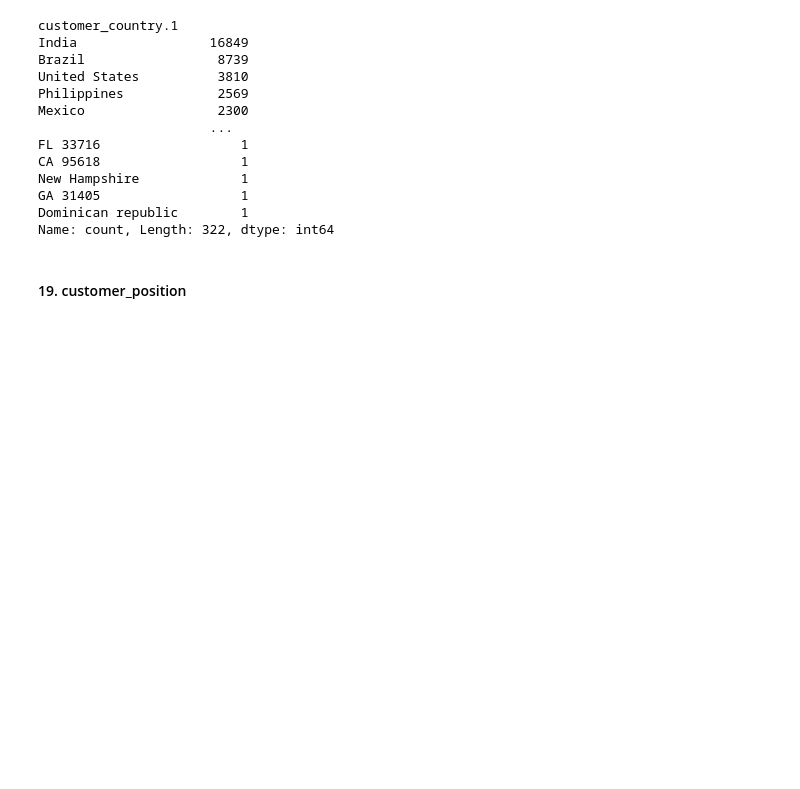
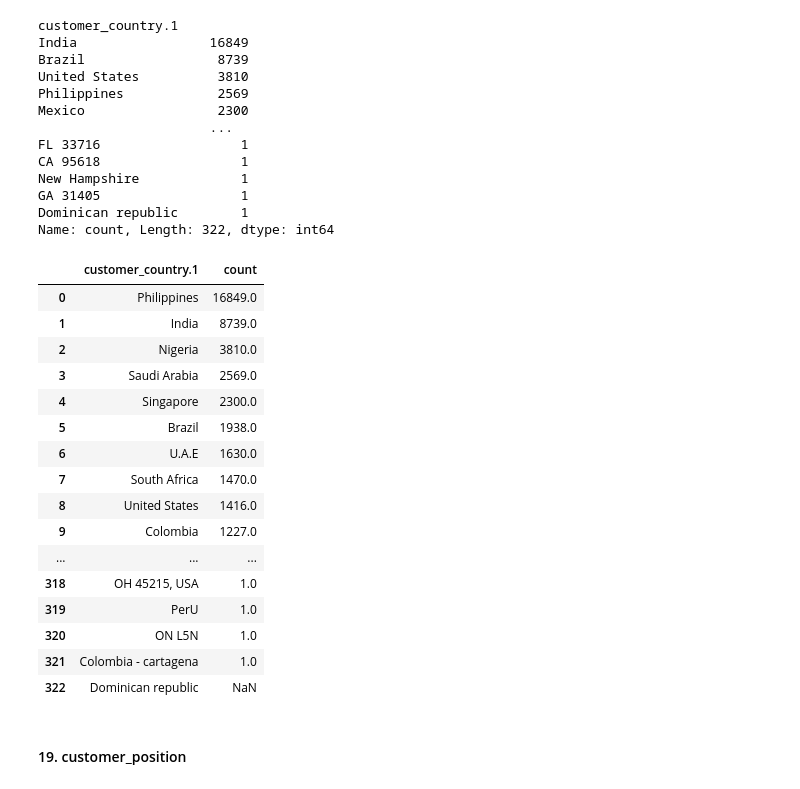
Before and after one commit to BaekJunehong/LG_Aimers_4th, a Jupyter notebook: June_code_file/June_code_ver2.ipynb, the cells around one changed output. Saved outputs shown, nothing was run; the diff lists cells and outputs as text; code cells hidden in the pictures; blank space fills up the shorter version.

```diff
--- a/June_code_file/June_code_ver2.ipynb
+++ b/June_code_file/June_code_ver2.ipynb
@@ -1175,15 +1175,33 @@ GA 31405                  1
 Dominican republic        1
 Name: count, Length: 322, dtype: int64
 # %%
-# # 전반적인 데이터 출력되도록
-# pd.set_option('display.max_rows', None)
+# 전반적인 데이터 출력되도록
+pd.set_option('display.max_rows', None)
 
-# # 데이터프레임 생성
-# table_df = pd.DataFrame(df_train['customer_country.1'].unique(), columns=['customer_country.1'])
-# counts = df_train['customer_country.1'].value_counts()
-# table_df['count'] = counts.reset_index(drop=True)
-# # 테이블 출력
-# table_df
+# 데이터프레임 생성
+table_df = pd.DataFrame(df_train['customer_country.1'].unique(), columns=['customer_country.1'])
+counts = df_train['customer_country.1'].value_counts()
+table_df['count'] = counts.reset_index(drop=True)
+# 테이블 출력
+table_df
+# %% [output]
+|  | customer_country.1 | count |
+| 0 | Philippines | 16849.0 |
+| 1 | India | 8739.0 |
+| 2 | Nigeria | 3810.0 |
+| 3 | Saudi Arabia | 2569.0 |
+| 4 | Singapore | 2300.0 |
+| 5 | Brazil | 1938.0 |
+| 6 | U.A.E | 1630.0 |
+| 7 | South Africa | 1470.0 |
+| 8 | United States | 1416.0 |
+| 9 | Colombia | 1227.0 |
+| ... | ... | ... |
+| 318 | OH 45215, USA | 1.0 |
+| 319 | PerU | 1.0 |
+| 320 | ON L5N | 1.0 |
+| 321 | Colombia - cartagena | 1.0 |
+| 322 | Dominican republic | NaN |
 # %% [markdown]
 #### 19. customer_position
 # %% [markdown]
```
